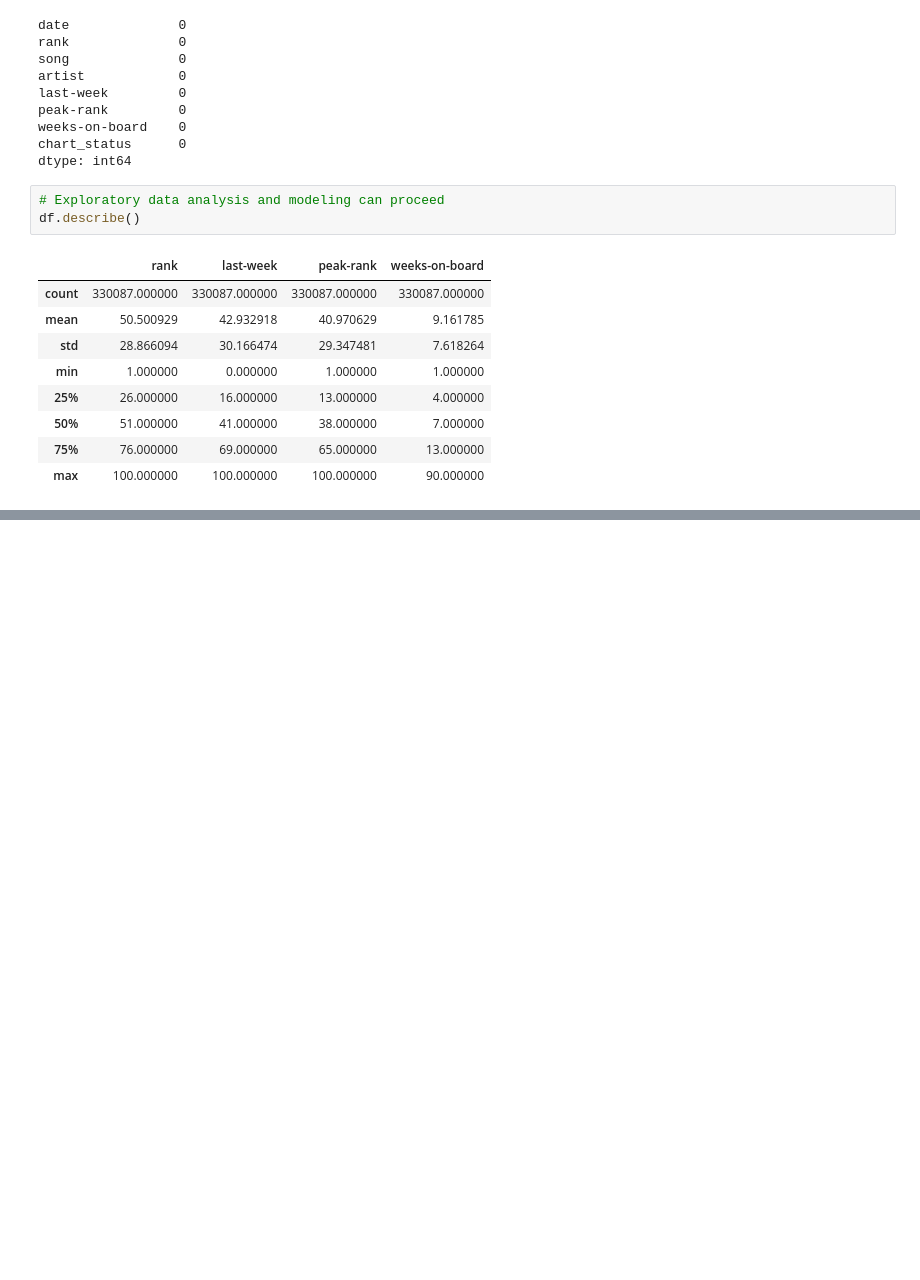
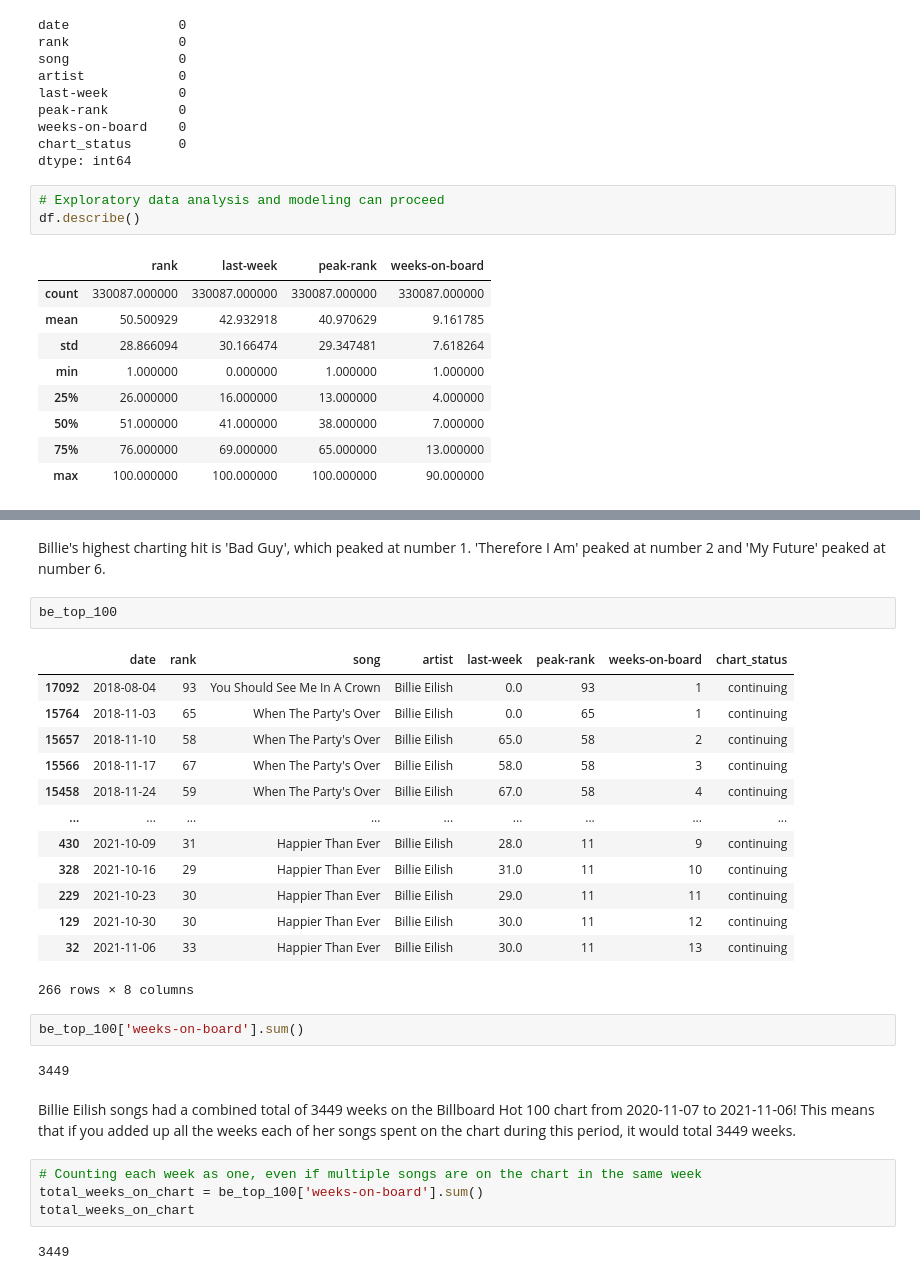
Before and after one commit to t-primero/billboard-chart-analysis, a Jupyter notebook: billboard.ipynb, the cells around one changed output, grey strips where cells are left out. Saved outputs shown, nothing was run; the diff lists cells and outputs as text; blank space fills up the shorter version.

```diff
--- a/billboard.ipynb
+++ b/billboard.ipynb
@@ -118,0 +199,30 @@ t
+# %% [markdown]
+Billie's highest charting hit is 'Bad Guy', which peaked at number 1. 'Therefore I Am' peaked at number 2 and 'My Future' peaked at number 6.
+# %%
+be_top_100
+# %% [output]
+|  | date | rank | song | artist | last-week | peak-rank | weeks-on-board | chart_status |
+| 17092 | 2018-08-04 | 93 | You Should See Me In A Crown | Billie Eilish | 0.0 | 93 | 1 | continuing |
+| 15764 | 2018-11-03 | 65 | When The Party's Over | Billie Eilish | 0.0 | 65 | 1 | continuing |
+| 15657 | 2018-11-10 | 58 | When The Party's Over | Billie Eilish | 65.0 | 58 | 2 | continuing |
+| 15566 | 2018-11-17 | 67 | When The Party's Over | Billie Eilish | 58.0 | 58 | 3 | continuing |
+| 15458 | 2018-11-24 | 59 | When The Party's Over | Billie Eilish | 67.0 | 58 | 4 | continuing |
+| ... | ... | ... | ... | ... | ... | ... | ... | ... |
+| 430 | 2021-10-09 | 31 | Happier Than Ever | Billie Eilish | 28.0 | 11 | 9 | continuing |
+| 328 | 2021-10-16 | 29 | Happier Than Ever | Billie Eilish | 31.0 | 11 | 10 | continuing |
+| 229 | 2021-10-23 | 30 | Happier Than Ever | Billie Eilish | 29.0 | 11 | 11 | continuing |
+| 129 | 2021-10-30 | 30 | Happier Than Ever | Billie Eilish | 30.0 | 11 | 12 | continuing |
+| 32 | 2021-11-06 | 33 | Happier Than Ever | Billie Eilish | 30.0 | 11 | 13 | continuing |
+266 rows × 8 columns
+# %%
+be_top_100['weeks-on-board'].sum()
+# %% [output]
+3449
+# %% [markdown]
+Billie Eilish songs had a combined total of 3449 weeks on the Billboard Hot 100 chart from 2020-11-07 to 2021-11-06! This means that if you added up all the weeks each of her songs spent on the chart during this period, it would total 3449 weeks.
+# %%
+# Counting each week as one, even if multiple songs are on the chart in the same week
+total_weeks_on_chart = be_top_100['weeks-on-board'].sum()
+total_weeks_on_chart
+# %% [output]
+3449
```
Also changed, not shown: parts of 22 cells of this notebook.
